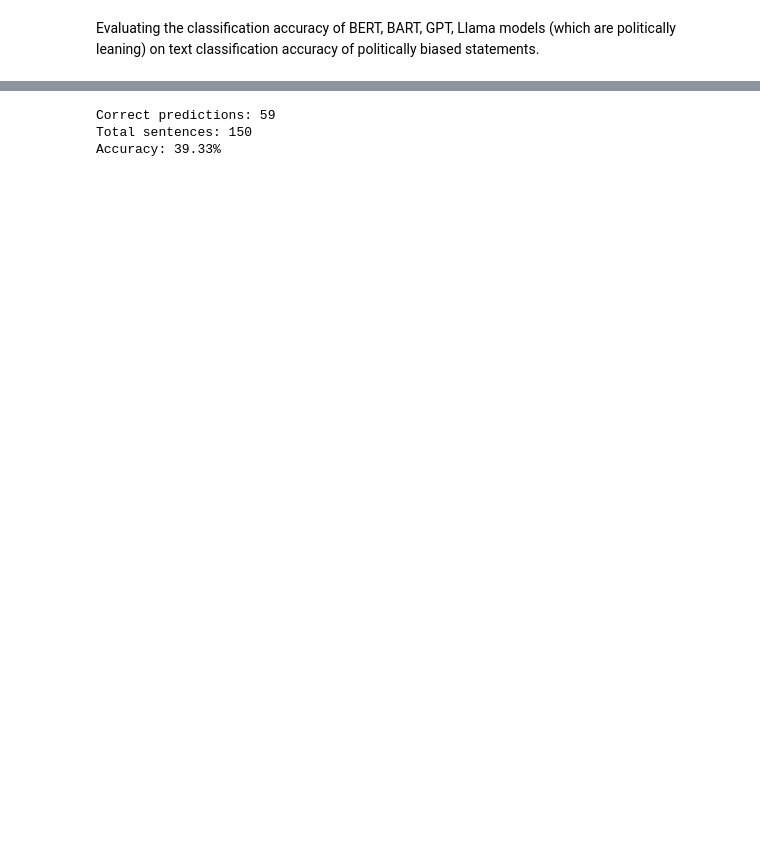
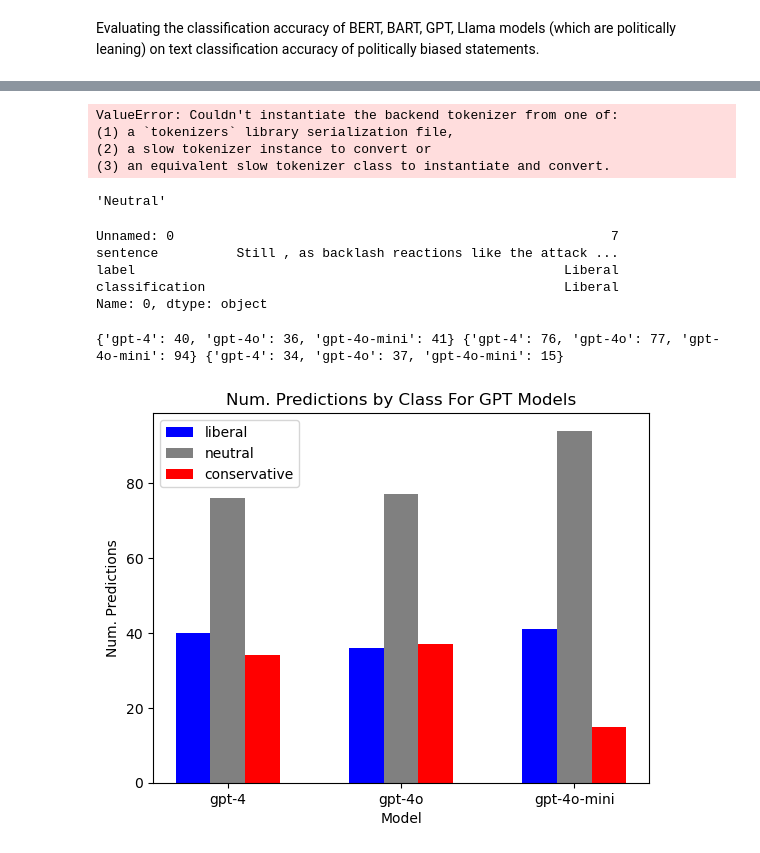
Before and after one commit to luhaza/pid-of-nlp-models, a Jupyter notebook: model_eval.ipynb, the cells around one changed output, grey strips where cells are left out. Cells and saved outputs as stored; diff of their text form; code cells hidden in the pictures; blank space fills up the shorter version.

```diff
--- a/model_eval.ipynb
+++ b/model_eval.ipynb
@@ -36,7 +40,6 @@ Accuracy: 36.00%
 # %%
 # roberta and deberta, deberta out-performs roberta
 # cross-encoder/nli-deberta-v3-base
-from transformers import pipeline
 
 # bert
 pipe = pipeline(model="cross-encoder/nli-deberta-v3-base")
@@ -48,17 +51,58 @@ def classify_sentence(sentence):
     top_label = result["labels"][0]
     return top_label
 
-df["predicted_label"] = df["sentence"].apply(classify_sentence)
+deberta["predicted_label"] = deberta["sentence"].apply(classify_sentence)
 
-correct_predictions = (df["predicted_label"] == df["label"]).sum()
+correct_predictions = (deberta["predicted_label"] == deberta["label"]).sum()
 
-total_sentences = len(df)
+total_sentences = len(deberta)
 accuracy = correct_predictions / total_sentences
 
 print(f"Correct predictions: {correct_predictions}")
 print(f"Total sentences: {total_sentences}")
 print(f"Accuracy: {accuracy:.2%}")
 # %% [output]
-Correct predictions: 59
-Total sentences: 150
-Accuracy: 39.33%
+ValueError: Couldn't instantiate the backend tokenizer from one of:
+(1) a `tokenizers` library serialization file,
+(2) a slow tokenizer instance to convert or
+(3) an equivalent slow tokenizer class to instantiate and convert.
+# %%
+# messed up the data transfer from GPT return, so have to clean
+def extract_prediction(sentence):
+    return sentence.replace("ChatCompletionMessage(content='", "").replace("', refusal=None, role='assistant', audio=None, function_call=None, tool_calls=None)", "")
+
+extract_prediction("ChatCompletionMessage(content='Neutral', refusal=None, role='assistant', audio=None, function_call=None, tool_calls=None)")
+# %% [output]
+'Neutral'
+# %%
+gpt4_data = pd.read_csv("results/gpt-4.csv")
+gpt4o_data = pd.read_csv("results/gpt-4o.csv")
+gpt4omini_data = pd.read_csv("results/gpt-4o-mini.csv")
+
+gpt4_data.classification = gpt4_data.classification.apply(extract_prediction)
+gpt4o_data.classification = gpt4o_data.classification.apply(extract_prediction)
+gpt4omini_data.classification = gpt4omini_data.classification.apply(extract_prediction)
+
+gpt4_data.iloc[0]
+# %% [output]
+Unnamed: 0                                                        7
+sentence          Still , as backlash reactions like the attack ...
+label                                                       Liberal
+classification                                              Liberal
+Name: 0, dtype: object
+# %%
+liberal_preds = {"gpt-4": gpt4_data.classification.value_counts()["Liberal"],
+                 "gpt-4o": gpt4o_data.classification.value_counts()["Liberal"],
+                 "gpt-4o-mini": gpt4omini_data.classification.value_counts()["Liberal"]}
+
+neutral_preds = {"gpt-4": gpt4_data.classification.value_counts()["Neutral"],
+                 "gpt-4o": gpt4o_data.classification.value_counts()["Neutral"],
+                 "gpt-4o-mini": gpt4omini_data.classification.value_counts()["Neutral"]}
+
+conservative_preds = {"gpt-4": gpt4_data.classification.value_counts()["Conservative"],
+                 "gpt-4o": gpt4o_data.classification.value_counts()["Conservative"],
+                 "gpt-4o-mini": gpt4omini_data.classification.value_counts()["Conservative"]}
+
+print(liberal_preds, neutral_preds, conservative_preds)
+# %% [output]
+{'gpt-4': 40, 'gpt-4o': 36, 'gpt-4o-mini': 41} {'gpt-4': 76, 'gpt-4o': 77, 'gpt-4o-mini': 94} {'gpt-4': 34, 'gpt-4o': 37, 'gpt-4o-mini': 15}
@@ -64,0 +112,23 @@ Accuracy: 39.33%
+# %%
+keys = list(liberal_preds.keys())
+val1 = list(liberal_preds.values())
+val2 = list(neutral_preds.values())
+val3 = list(conservative_preds.values())
+
+x = np.arange(len(keys))
+
+width = 0.2
+
+plt.bar(x - width, val1, width, label="liberal", color="blue")
+plt.bar(x, val2, width, label="neutral", color="gray")
+plt.bar(x + width, val3, width, label="conservative", color="red")
+
+plt.xlabel("Model")
+plt.ylabel("Num. Predictions")
+plt.title("Num. Predictions by Class For GPT Models")
+plt.xticks(x, keys)
+plt.legend()
+
+plt.show()
+# %% [output]
+[figure, added]
```
Also changed, not shown: parts of 5 cells of this notebook, 1 other file.
